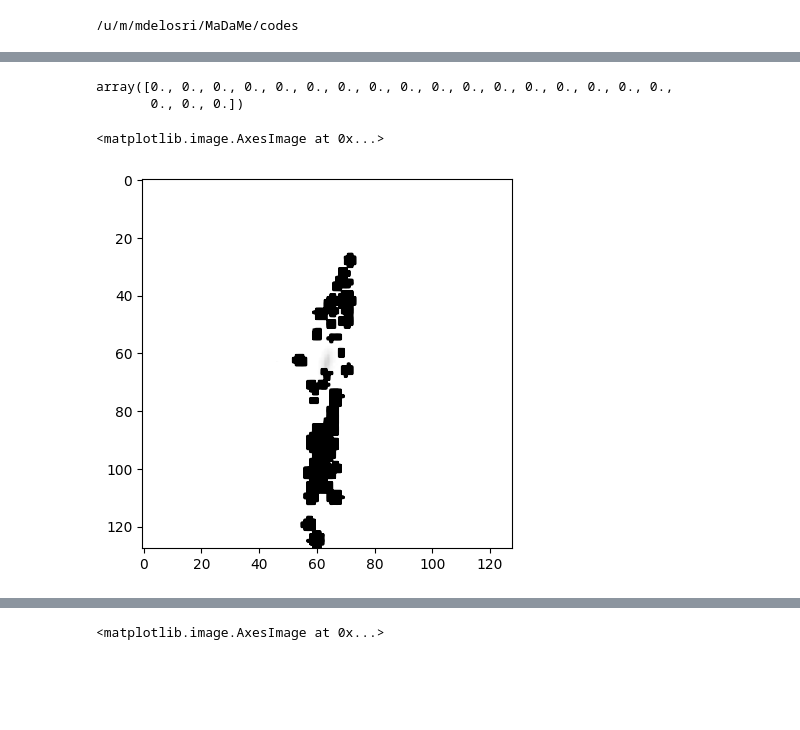
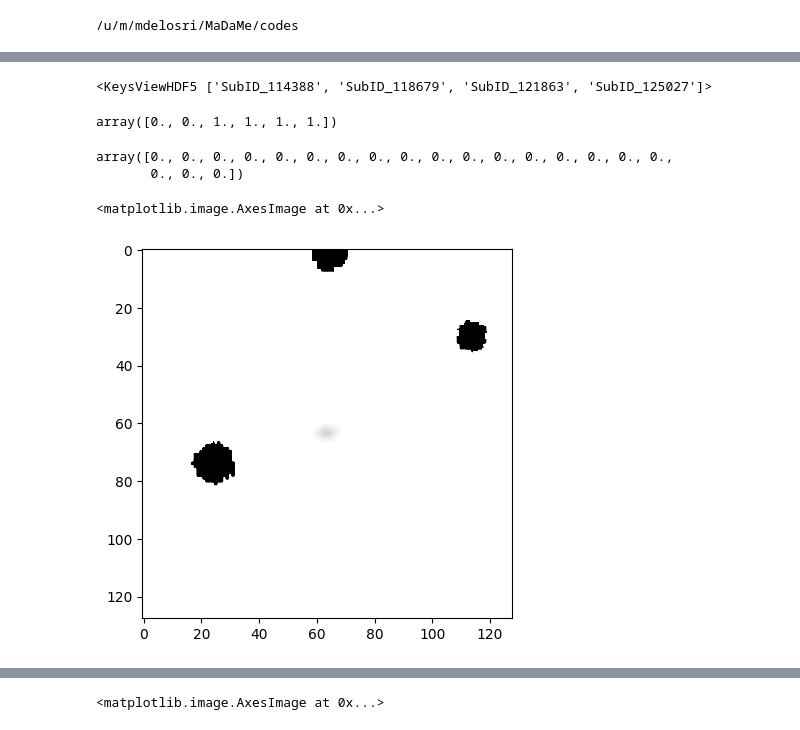
Before and after one commit to Martindelosrios/MaDaMe, a Jupyter notebook: codes/FullPropertiesGals.ipynb, the cells around one changed output, grey strips where cells are left out. Cells and saved outputs as stored; diff of their text form; code cells hidden in the pictures; blank space fills up the shorter version.

```diff
--- a/codes/FullPropertiesGals.ipynb
+++ b/codes/FullPropertiesGals.ipynb
@@ -2704,5 +2671,13 @@ Noise added.
 # %%
 data = h5py.File('../data/test.h5','r')
+# %%
+data.keys()
+# %% [output]
+<KeysViewHDF5 ['SubID_114388', 'SubID_118679', 'SubID_121863', 'SubID_125027']>
+# %%
+data['SubID_121863'].attrs['flags']
+# %% [output]
+array([0., 0., 1., 1., 1., 1.])
 # %%
 data.close()
 # %%
@@ -2711,11 +2686,11 @@ data['SubID_121863']['M_DM'][()]
 array([0., 0., 0., 0., 0., 0., 0., 0., 0., 0., 0., 0., 0., 0., 0., 0., 0.,
        0., 0., 0.])
 # %%
-pr = np.load('../data/TNGgalaxies/114388/SDSS_G_d_10.0_theta_1.57_raw.npy')
+pr = np.load('../data/TNGgalaxies/121863_seq/SDSS_G_d_10.0_theta_0.00.npy')
 plt.imshow(np.log(pr), cmap = 'Grays', vmin = 1e-23,vmax = 10)
 # %% [output]
 <matplotlib.image.AxesImage at 0x...>
-[figure, old version]
+[figure, new version]
 # %%
 from pts.visual.rgbimage import RGBImage
 import astropy.units as u
```
Also changed, not shown: parts of 8 cells of this notebook, 1 other file.
